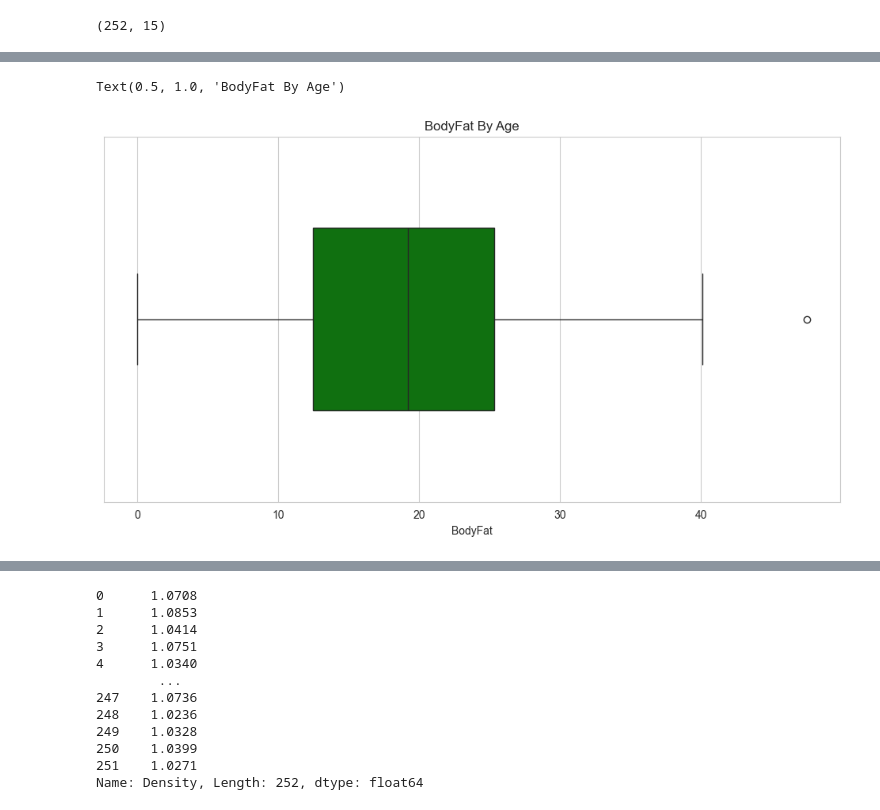
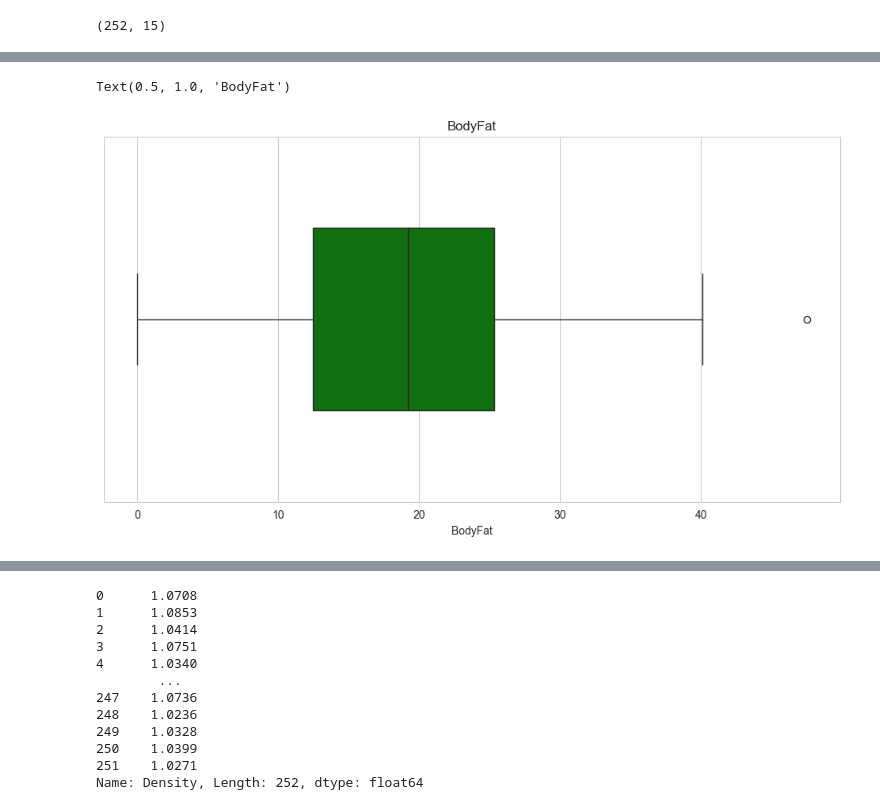
Before and after one commit to shayda-banihashemi/Fitness_BodyFat, a Jupyter notebook: Fitness_BodyFat.ipynb, the cells around one changed output, grey strips where cells are left out. Cells and saved outputs as stored; diff of their text form; code cells hidden in the pictures.

```diff
--- a/Fitness_BodyFat.ipynb
+++ b/Fitness_BodyFat.ipynb
@@ -153,10 +158,10 @@ sns.pairplot(df)
 # %%
 fig, ax = plt.subplots(figsize=(12,6))
 sns.boxplot(x = df['BodyFat'], color = "green", width = .5)
-plt. title('BodyFat By Age')
+plt. title('BodyFat')
 # %% [output]
-Text(0.5, 1.0, 'BodyFat By Age')
+Text(0.5, 1.0, 'BodyFat')
-[figure, old version]
+[figure, new version]
 # %%
 df.dtypes
 # %% [output]
```
Also changed, not shown: parts of 24 cells of this notebook, 1 other file.
